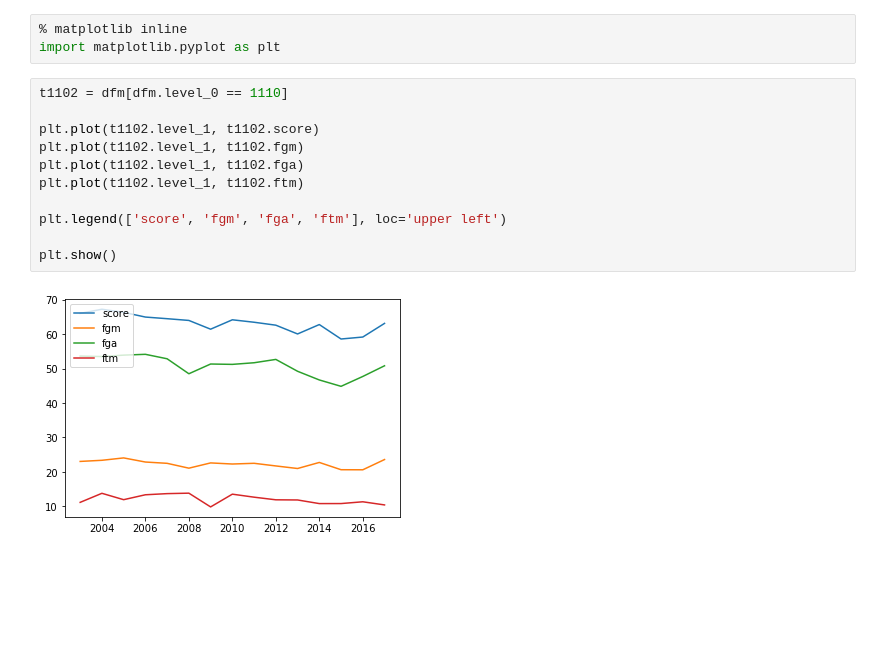
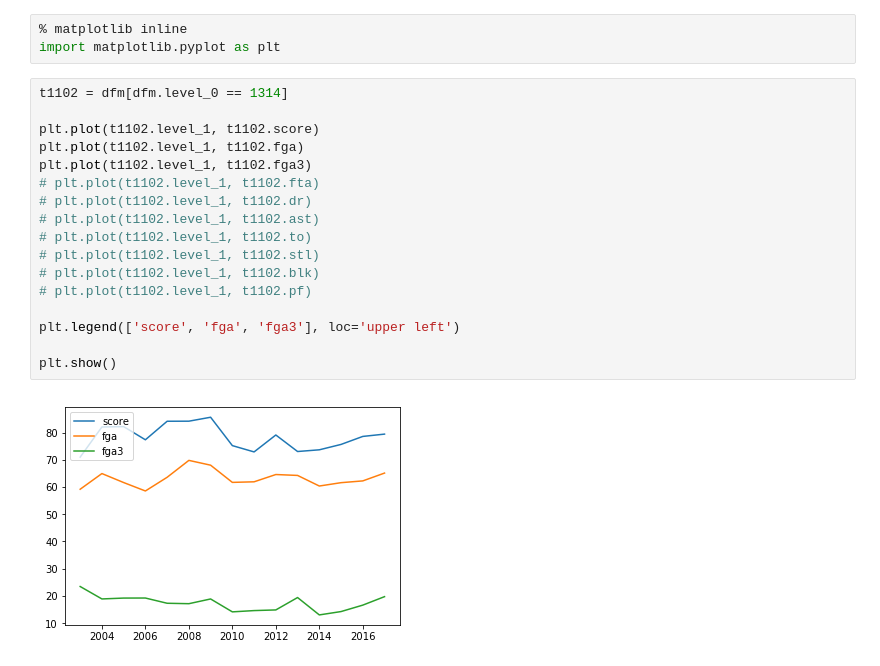
Before and after one commit to chensong5225/Kaggle_NCAA2017, a Jupyter notebook: chen_enhance2.ipynb, the cells around one changed output. Saved outputs shown, nothing was run; the diff lists cells and outputs as text; blank space fills up the shorter version.

```diff
--- a/chen_enhance2.ipynb
+++ b/chen_enhance2.ipynb
@@ -140,15 +129,21 @@ t1102
 % matplotlib inline
 import matplotlib.pyplot as plt
 # %%
-t1102 = dfm[dfm.level_0 == 1110]
+t1102 = dfm[dfm.level_0 == 1314]
 
 plt.plot(t1102.level_1, t1102.score)
-plt.plot(t1102.level_1, t1102.fgm)
 plt.plot(t1102.level_1, t1102.fga)
-plt.plot(t1102.level_1, t1102.ftm)
+plt.plot(t1102.level_1, t1102.fga3)
+# plt.plot(t1102.level_1, t1102.fta)
+# plt.plot(t1102.level_1, t1102.dr)
+# plt.plot(t1102.level_1, t1102.ast)
+# plt.plot(t1102.level_1, t1102.to)
+# plt.plot(t1102.level_1, t1102.stl)
+# plt.plot(t1102.level_1, t1102.blk)
+# plt.plot(t1102.level_1, t1102.pf)
 
-plt.legend(['score', 'fgm', 'fga', 'ftm'], loc='upper left')
+plt.legend(['score', 'fga', 'fga3'], loc='upper left')
 
 plt.show()
 # %% [output]
-[figure, old version]
+[figure, new version]
```
Also changed, not shown: parts of 3 cells of this notebook, 4 other files.
